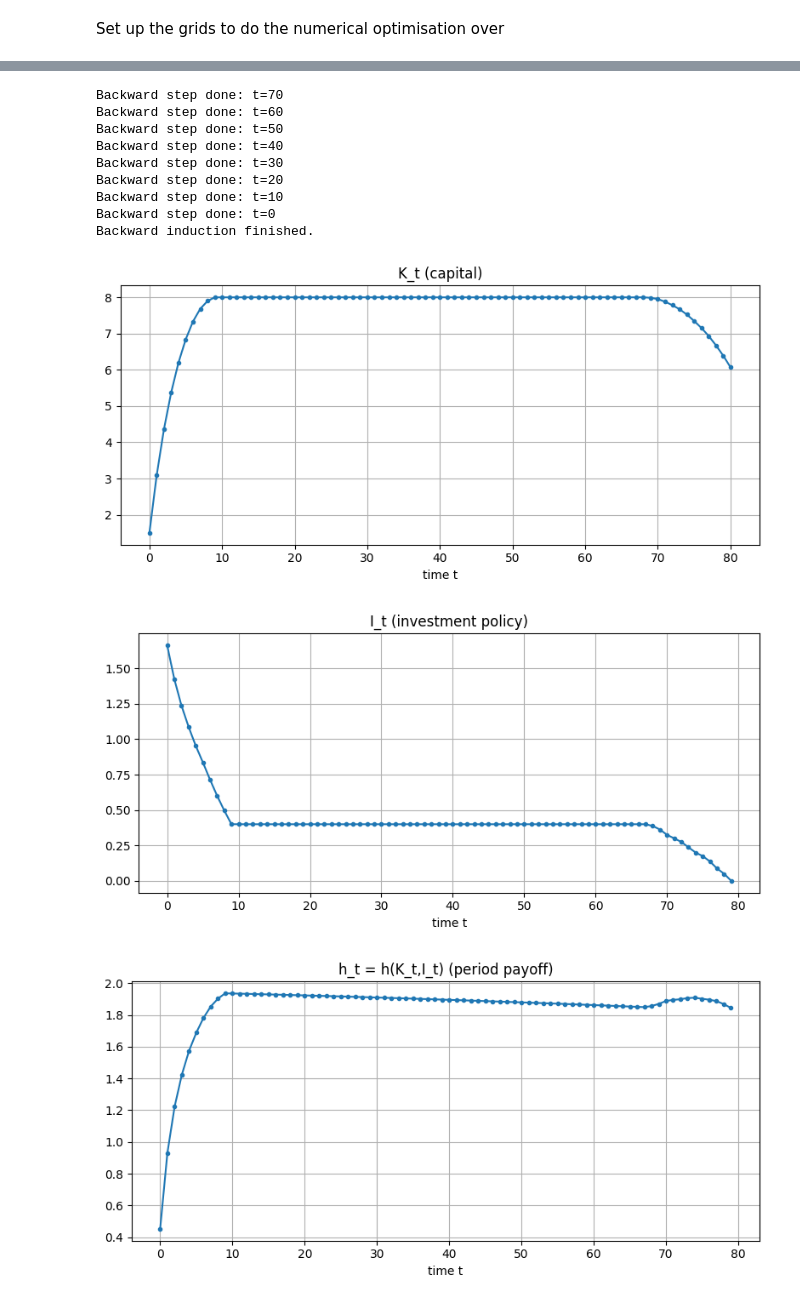
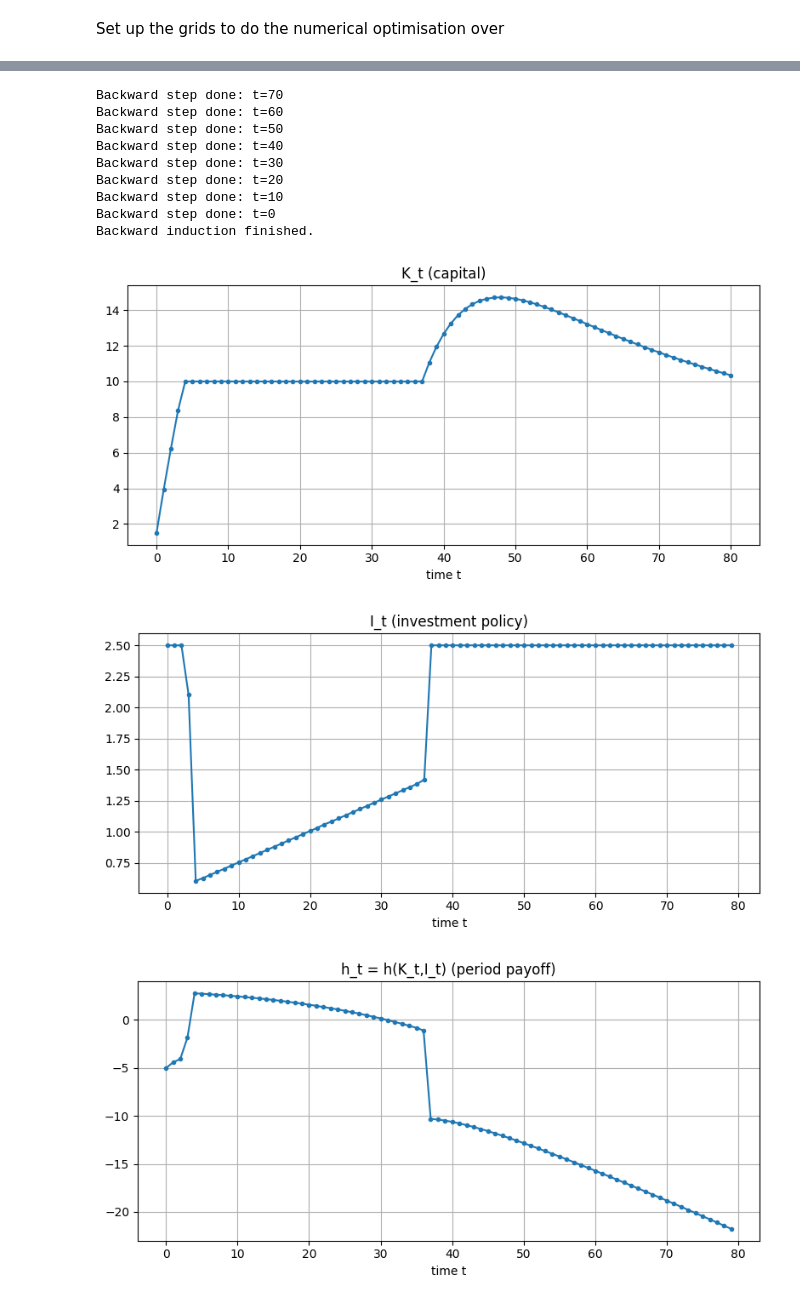
Before and after one commit to jacobmcl7/happiness_U_shape_foundation, a Jupyter notebook: Code/time-dep_problem_analysis.ipynb, the cells around one changed output, grey strips where cells are left out. Drawn from its saved outputs; the diff is of its cells as text; code cells hidden in the pictures.

```diff
--- a/Code/time-dep_problem_analysis.ipynb
+++ b/Code/time-dep_problem_analysis.ipynb
@@ -112,7 +112,7 @@ def solve_and_simulate(K0, Tsim, gamma_path, delta_path, A, alpha, beta, h_of_t,
 Set up the grids to do the numerical optimisation over
 # %%
 # set the state and control grids
-Kmin, Kmax, nK = 0.1, 8.0, 300
+Kmin, Kmax, nK = 0.1, 10.0, 300
 K_grid = np.linspace(Kmin, Kmax, nK)
 Imin, Imax, nI = 0.0, 2.5, 201
 I_grid = np.linspace(Imin, Imax, nI)
@@ -121,33 +123,33 @@ Now solve the model with some baseline values
 # %%
 # set parameter values
 A = 1.0
-alpha = 0.33
-beta = 0.98
+alpha = 0.5
+beta = 0.95
 Tsim = 80  # number of decision periods (0..Tsim-1). V[Tsim] is terminal value (set to 0, by the transversality condition under the condition we need capital stock positive at final period).
-gamma_path = np.linspace(0.5, 1, Tsim)**2  # increasing investment cost over time
-delta_path = np.linspace(0.05, 0.05, Tsim)  # increasing depreciation over time
+gamma_path = np.linspace(1, 2, Tsim)**2  # increasing investment cost over time
+delta_path = np.linspace(0.05, 0.25, Tsim)  # increasing depreciation over time
 K0 = 1.5  # choose initial capital within [Kmin, Kmax]
 
 # precalculate payoff function depending on time t, h(K,I,t), vectorised in I
 def h_of_t(K, I_grid, t):
     gamma_t = gamma_path[t]
-    return A * (K**alpha) - gamma_t * (I_grid**2)
+    return A * (K**alpha) - (I_grid/gamma_t)
 
 # define the law of motion function, dependent on time t
 def K_next(K, I_grid, delta_t):
     return (1.0 - delta_t) * K + I_grid
 
 solve_and_simulate(K0, Tsim, gamma_path, delta_path, A, alpha, beta, h_of_t, K_grid, I_grid, K_next)
 # %% [output]
 Backward step done: t=70
 Backward step done: t=60
 Backward step done: t=50
 Backward step done: t=40
 Backward step done: t=30
 Backward step done: t=20
 Backward step done: t=10
 Backward step done: t=0
 Backward induction finished.
-[figure, old version]
+[figure, new version]
-[figure, old version]
+[figure, new version]
-[figure, old version]
+[figure, new version]
```
Also changed, not shown: parts of 2 cells of this notebook.
